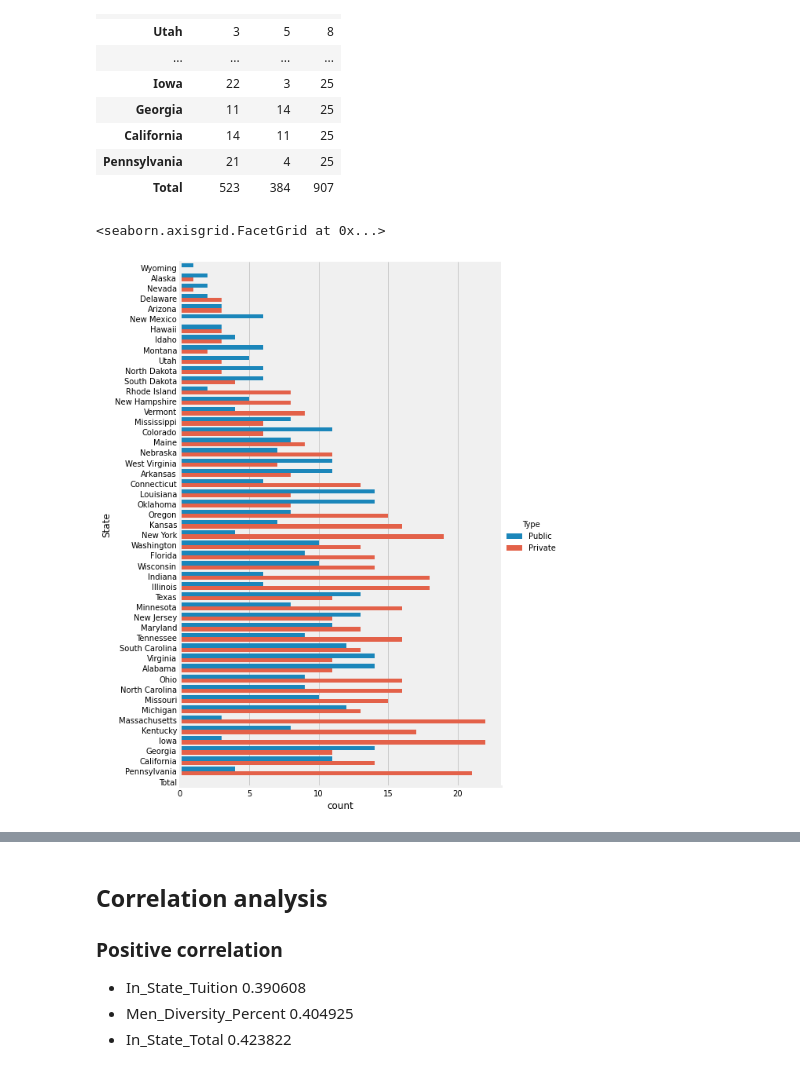
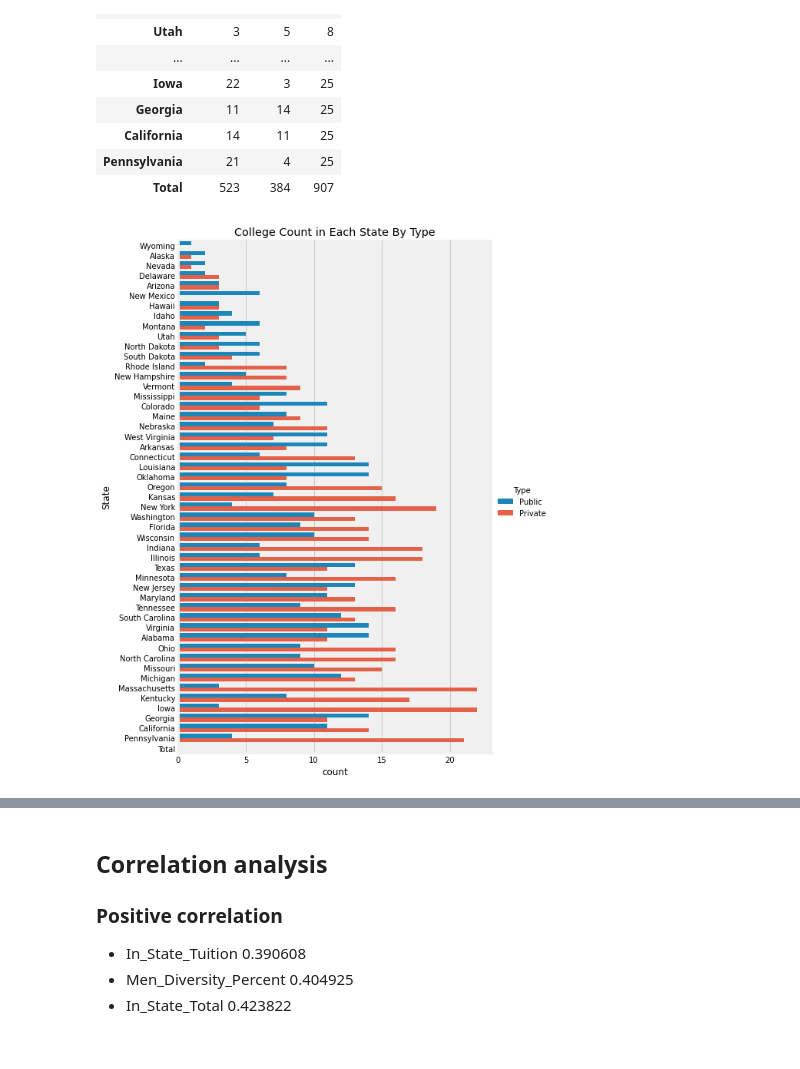
Before and after one commit to razon7/Group-Project, a Jupyter notebook: EDA/EDA_College_Statistics.ipynb, the cells around one changed output, grey strips where cells are left out. Cells and saved outputs as stored; diff of their text form; code cells hidden in the pictures.

```diff
--- a/EDA/EDA_College_Statistics.ipynb
+++ b/EDA/EDA_College_Statistics.ipynb
@@ -9,7 +9,7 @@ import warnings
 warnings.filterwarnings('ignore')
 %matplotlib inline
 # %%
-df = pd.read_csv("college_statistics.csv")
+df = pd.read_csv("C:/Users/snapi/Documents/KU Bootcamp Class Folder/Group-Project/Resources/college_statistics.csv")
 # %%
 df.head()
 # %% [output]
@@ -91,7 +91,6 @@ pd.crosstab(df.State,df.Type,margins=True,margins_name="Total").sort_values("Tot
 | Total | 523 | 384 | 907 |
 # %%
 ordered=pd.crosstab(df.State,df.Type,margins=True,margins_name="Total").sort_values("Total")
-sns.catplot( data=df, hue="Type", y="State", kind="count", height=10,aspect=0.75, order= ordered.index)
+fig=sns.catplot( data=df, hue="Type", y="State", kind="count", height=10,aspect=0.75, order= ordered.index).set(title='College Count in Each State By Type')
 # %% [output]
-<seaborn.axisgrid.FacetGrid at 0x...>
-[figure, old version]
+[figure, new version]
```
Also changed, not shown: parts of 33 cells of this notebook.
